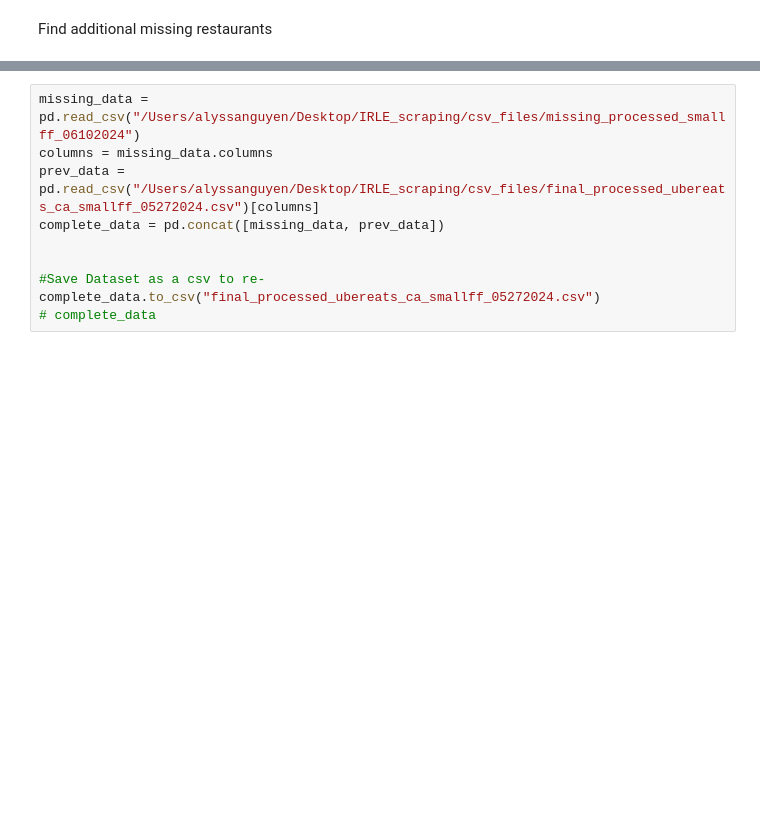
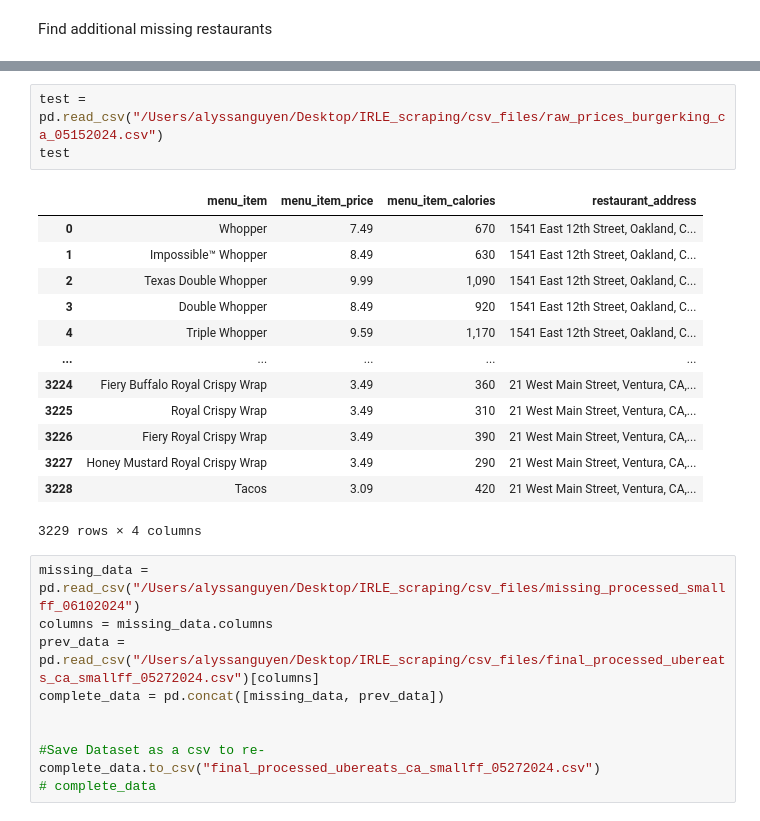
Before and after one commit to nguyena607/IRLE_scraping, a Jupyter notebook: scripts/attrition_rate.ipynb, the cells around one changed output, grey strips where cells are left out. Cells and saved outputs as stored; diff of their text form; blank space fills up the shorter version.

Commit message:
burger king scraper

```diff
--- a/scripts/attrition_rate.ipynb
+++ b/scripts/attrition_rate.ipynb
@@ -79,3 +80,20 @@ missing_restaurants_ff_website
+# %%
+test = pd.read_csv("/Users/alyssanguyen/Desktop/IRLE_scraping/csv_files/raw_prices_burgerking_ca_05152024.csv")
+test
+# %% [output]
+|  | menu_item | menu_item_price | menu_item_calories | restaurant_address |
+| 0 | Whopper | 7.49 | 670 | 1541 East 12th Street, Oakland, C... |
+| 1 | Impossible™ Whopper | 8.49 | 630 | 1541 East 12th Street, Oakland, C... |
+| 2 | Texas Double Whopper | 9.99 | 1,090 | 1541 East 12th Street, Oakland, C... |
+| 3 | Double Whopper | 8.49 | 920 | 1541 East 12th Street, Oakland, C... |
+| 4 | Triple Whopper | 9.59 | 1,170 | 1541 East 12th Street, Oakland, C... |
+| ... | ... | ... | ... | ... |
+| 3224 | Fiery Buffalo Royal Crispy Wrap | 3.49 | 360 | 21 West Main Street, Ventura, CA,... |
+| 3225 | Royal Crispy Wrap | 3.49 | 310 | 21 West Main Street, Ventura, CA,... |
+| 3226 | Fiery Royal Crispy Wrap | 3.49 | 390 | 21 West Main Street, Ventura, CA,... |
+| 3227 | Honey Mustard Royal Crispy Wrap | 3.49 | 290 | 21 West Main Street, Ventura, CA,... |
+| 3228 | Tacos | 3.09 | 420 | 21 West Main Street, Ventura, CA,... |
+3229 rows × 4 columns
 # %%
 missing_data = pd.read_csv("/Users/alyssanguyen/Desktop/IRLE_scraping/csv_files/missing_processed_smallff_06102024")
 columns = missing_data.columns
```
Also changed, not shown: parts of 2 cells of this notebook, 4 other files.
